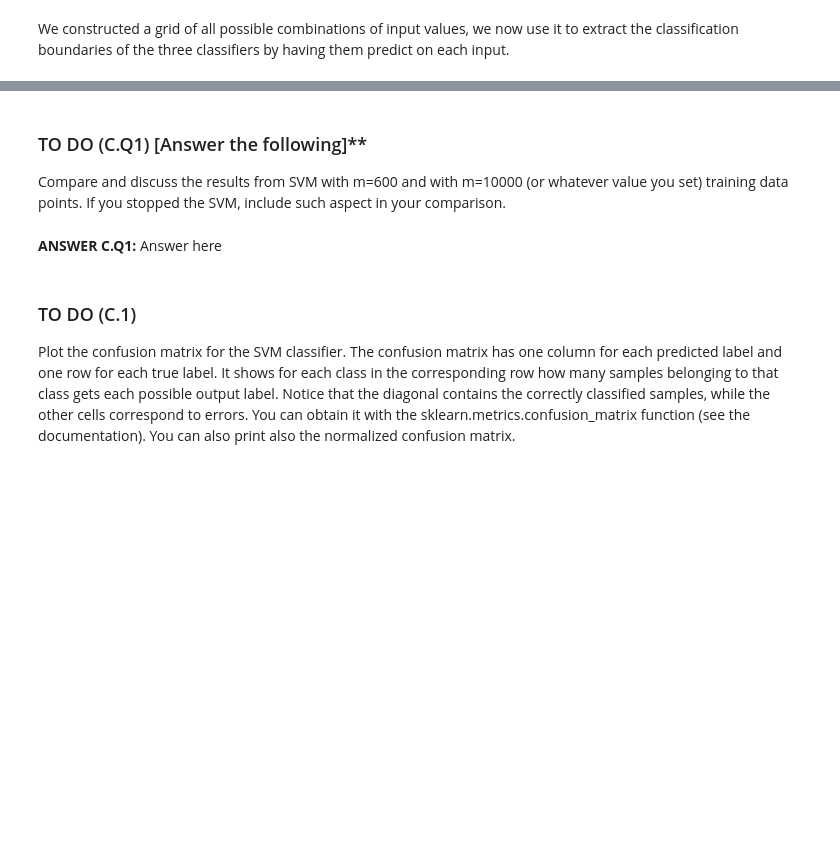
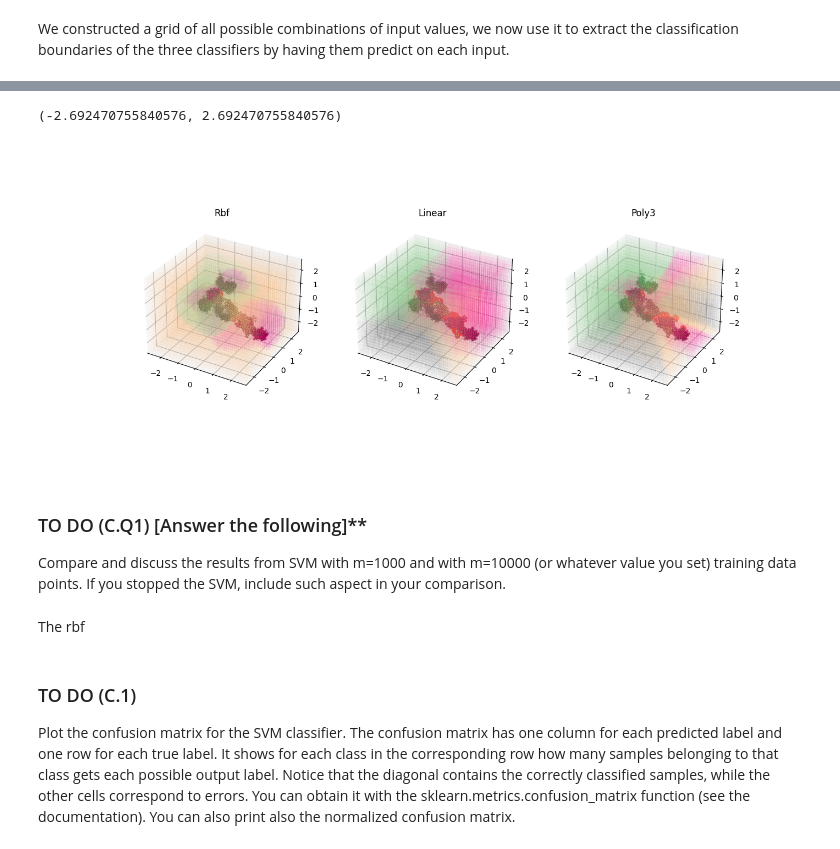
Before and after one commit to Giacomo-Menegatti/MachineLearning, a Jupyter notebook: Lab2/assignment_lab02.ipynb, the cells around one changed output, grey strips where cells are left out. Cells and saved outputs as stored; diff of their text form; code cells hidden in the pictures; blank space fills up the shorter version.

```diff
--- a/Lab2/assignment_lab02.ipynb
+++ b/Lab2/assignment_lab02.ipynb
@@ -507,9 +551,55 @@ ax2.set_zlim([-x_max, x_max])
+# %%
+
+
+fig = plt.figure(figsize=(14,6))
+ax1 = fig.add_subplot(1,3,1, projection = '3d')
+ax2 = fig.add_subplot(1,3,2, projection = "3d")
+ax3 = fig.add_subplot(1,3,3, projection = "3d")
+
+
+#plotting the grid
+ax1.set_title('Rbf')
+ax1.scatter(x_grid[:,0], x_grid[:,1], x_grid[:,2], c=rbf_SVM_grid, linewidth=0, marker="s", alpha=.05, cmap='Accent')
+
+ax1.scatter(X_test[rbf_SVM_m,0], X_test[rbf_SVM_m,1], X_test[rbf_SVM_m,2], c=y_test[rbf_SVM_m], linewidth=.5, edgecolor="k", marker=".",cmap='Accent')
+ax1.scatter(X_test[~rbf_SVM_m,0], X_test[~rbf_SVM_m,1], X_test[~rbf_SVM_m,2], c=y_test[~rbf_SVM_m], linewidth=2.0, edgecolor="r", marker="o",cmap='Accent')
+ax1.set_xlim([-x_max, x_max])
+ax1.set_ylim([-x_max, x_max])
+ax1.set_zlim([-x_max, x_max])
+
+
+#Plot linear kernel
+#plotting the grid
+ax2.set_title('Linear')
+ax2.scatter(x_grid[:,0], x_grid[:,1], x_grid[:,2], c=linear_SVM_grid, linewidth=0, marker="s", alpha=.05, cmap='Accent')
+
+ax2.scatter(X_test[linear_SVM_m,0], X_test[linear_SVM_m,1], X_test[linear_SVM_m,2], c=y_test[linear_SVM_m], linewidth=.5, edgecolor="k", marker=".",cmap='Accent')
+ax2.scatter(X_test[~linear_SVM_m,0], X_test[~linear_SVM_m,1], X_test[~linear_SVM_m,2], c=y_test[~linear_SVM_m], linewidth=2.0, edgecolor="r", marker="o",cmap='Accent')
+ax2.set_xlim([-x_max, x_max])
+ax2.set_ylim([-x_max, x_max])
+ax2.set_zlim([-x_max, x_max])
+
+
+#Plot poly3 kernel
+#plotting the grid
+ax3.set_title('Poly3')
+ax3.scatter(x_grid[:,0], x_grid[:,1], x_grid[:,2], c=poly_SVM_grid, linewidth=0, marker="s", alpha=.05, cmap='Accent')
+
+#Plottting theppoints and circling in red the misclassified ones
+ax3.scatter(X_test[poly_SVM_m,0], X_test[poly_SVM_m,1], X_test[poly_SVM_m,2], c=y_test[poly_SVM_m], linewidth=.5, edgecolor="k", marker=".",cmap='Accent')
+ax3.scatter(X_test[~poly_SVM_m,0], X_test[~poly_SVM_m,1], X_test[~poly_SVM_m,2], c=y_test[~poly_SVM_m], linewidth=2.0, edgecolor="r", marker="o",cmap='Accent')
+ax3.set_xlim([-x_max, x_max])
+ax3.set_ylim([-x_max, x_max])
+ax3.set_zlim([-x_max, x_max])
+# %% [output]
+(-2.692470755840576, 2.692470755840576)
+[figure, added]
 # %% [markdown]
 ### TO DO (C.Q1) [Answer the following]**
 
-Compare and discuss the results from SVM with m=600 and with m=10000 (or whatever value you set) training data points. If you stopped the SVM, include such aspect in your comparison.
+Compare and discuss the results from SVM with m=1000 and with m=10000 (or whatever value you set) training data points. If you stopped the SVM, include such aspect in your comparison.
-# %% [markdown]
-**ANSWER C.Q1:** Answer here
+# %% [markdown]
+The rbf
 # %% [markdown]
 ### TO DO (C.1)
 
```
Also changed, not shown: parts of 16 cells of this notebook.
